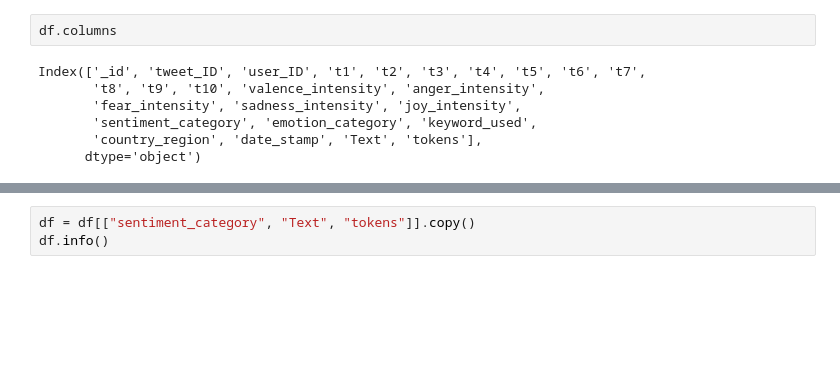
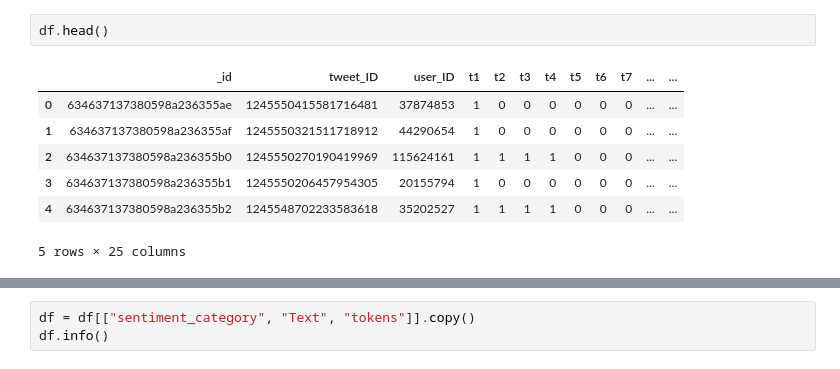
Before and after one commit to JL1829/tweet_sentiment, a Jupyter notebook: notebook_documentation/transformer.ipynb, the cells around one changed output, grey strips where cells are left out. Saved outputs shown, nothing was run; the diff lists cells and outputs as text; blank space fills up the shorter version.

```diff
--- a/sentiment/model/transformer.ipynb
+++ b/notebook_documentation/transformer.ipynb
@@ -50,9 +50,10 @@ df = dataset.to_pandas()
 # %%
-df.columns
+df.head()
 # %% [output]
+|  | _id | tweet_ID | user_ID | t1 | t2 | t3 | t4 | t5 | t6 | t7 | ... | ... |
+| 0 | 634637137380598a236355ae | 1245550415581716481 | 37874853 | 1 | 0 | 0 | 0 | 0 | 0 | 0 | ... | ... |
+| 1 | 634637137380598a236355af | 1245550321511718912 | 44290654 | 1 | 0 | 0 | 0 | 0 | 0 | 0 | ... | ... |
+| 2 | 634637137380598a236355b0 | 1245550270190419969 | 115624161 | 1 | 1 | 1 | 1 | 0 | 0 | 0 | ... | ... |
+| 3 | 634637137380598a236355b1 | 1245550206457954305 | 20155794 | 1 | 0 | 0 | 0 | 0 | 0 | 0 | ... | ... |
+| 4 | 634637137380598a236355b2 | 1245548702233583618 | 35202527 | 1 | 1 | 1 | 1 | 0 | 0 | 0 | ... | ... |
-Index(['_id', 'tweet_ID', 'user_ID', 't1', 't2', 't3', 't4', 't5', 't6', 't7',
-       't8', 't9', 't10', 'valence_intensity', 'anger_intensity',
-       'fear_intensity', 'sadness_intensity', 'joy_intensity',
-       'sentiment_category', 'emotion_category', 'keyword_used',
-       'country_region', 'date_stamp', 'Text', 'tokens'],
-      dtype='object')
+5 rows × 25 columns
```
Also changed, not shown: parts of 5 cells of this notebook, 10 other files.
